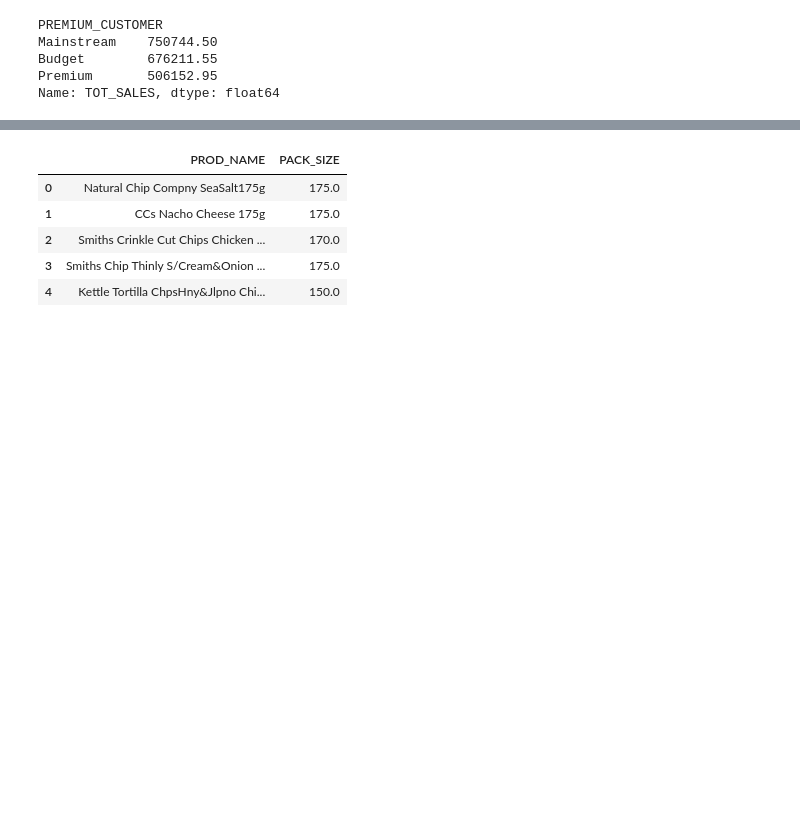
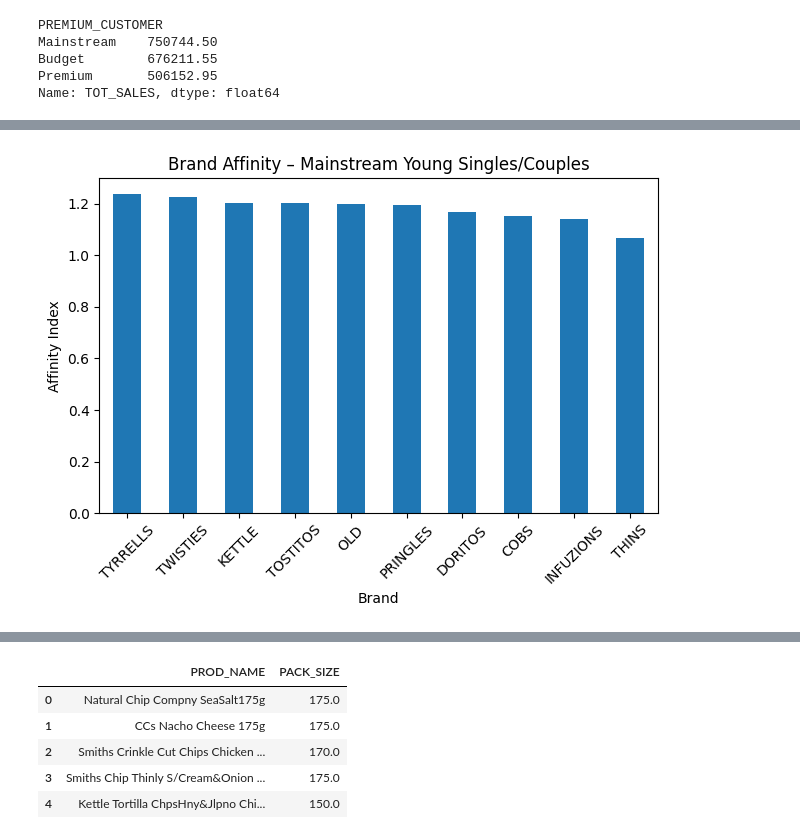
Before and after one commit to EneOgbe/Quantum-Job-Simulation, a Jupyter notebook: notebooks/quantium_analysis.ipynb, the cells around one changed output, grey strips where cells are left out. Cells and saved outputs as stored; diff of their text form; code cells hidden in the pictures; blank space fills up the shorter version.

```diff
--- a/notebooks/quantium_analysis.ipynb
+++ b/notebooks/quantium_analysis.ipynb
@@ -347,0 +587,23 @@ than strategies focused solely on increasing transaction value.
+# %%
+# Calculate brand affinity
+# Brand proportions (share of quantity)
+brand_target = (
+    target_segment.groupby('BRAND')['PROD_QTY'].sum()
+    / target_segment['PROD_QTY'].sum()
+)
+
+brand_other = (
+    other_segment.groupby('BRAND')['PROD_QTY'].sum()
+    / other_segment['PROD_QTY'].sum()
+)
+
+# Combine into a DataFrame with explicit column names
+brand_affinity = pd.DataFrame({
+    'target': brand_target,
+    'other': brand_other
+}).dropna()
+
+# Affinity index
+brand_affinity['AFFINITY_INDEX'] = brand_affinity['target'] / brand_affinity['other']
+
+brand_affinity.sort_values('AFFINITY_INDEX', ascending=False).head(10)
@@ -347,0 +623,17 @@ than strategies focused solely on increasing transaction value.
+# %%
+# Visualise brand affinity
+import matplotlib.pyplot as plt
+
+top_affinity = brand_affinity.sort_values('AFFINITY_INDEX', ascending=False).head(10)
+
+plt.figure()
+top_affinity['AFFINITY_INDEX'].plot(kind='bar')
+plt.title("Brand Affinity – Mainstream Young Singles/Couples")
+plt.ylabel("Affinity Index")
+plt.xlabel("Brand")
+plt.xticks(rotation=45)
+plt.tight_layout()
+plt.savefig("../output/brand_affinity_mainstream_young.png")
+plt.show()
+# %% [output]
+[figure, added]
```
Also changed, not shown: parts of 39 cells of this notebook, 19 other files.
